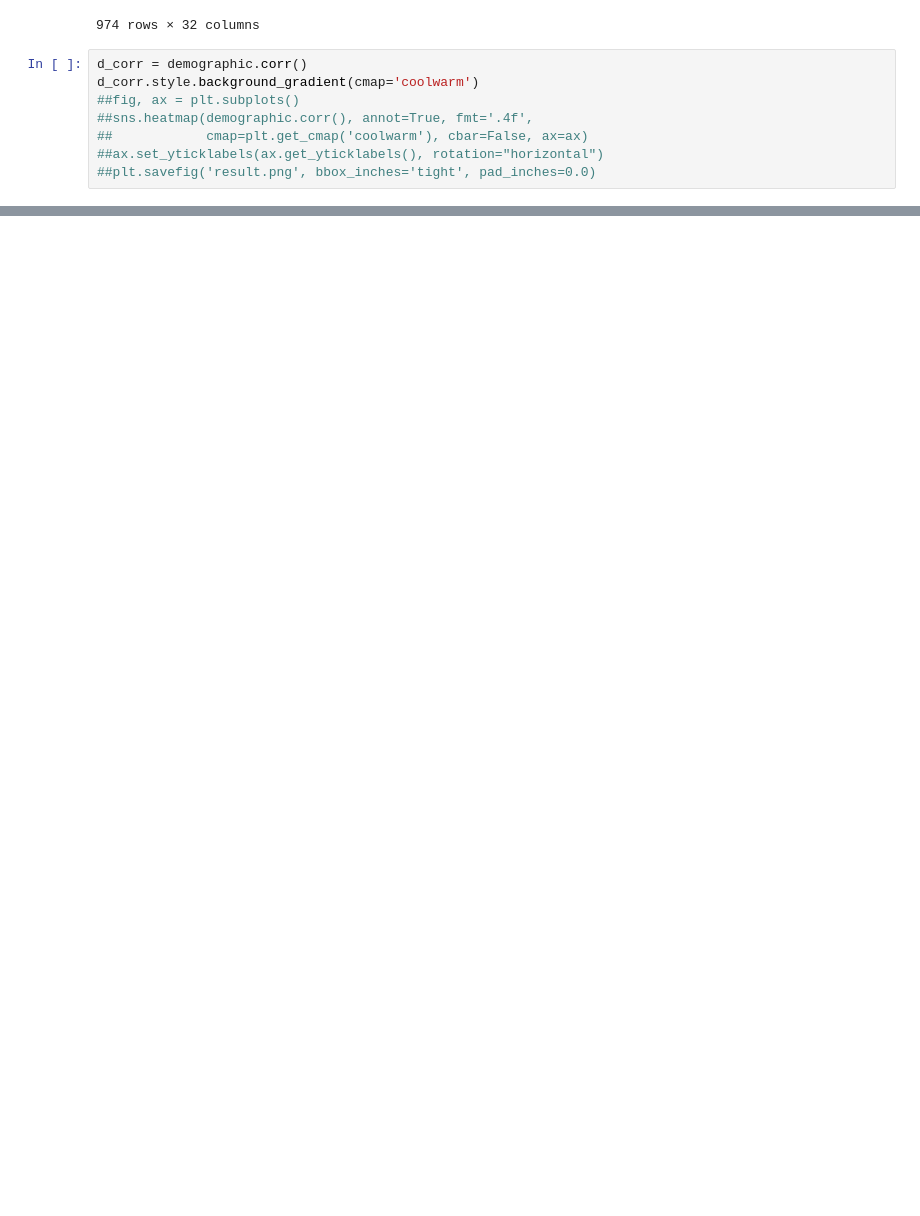
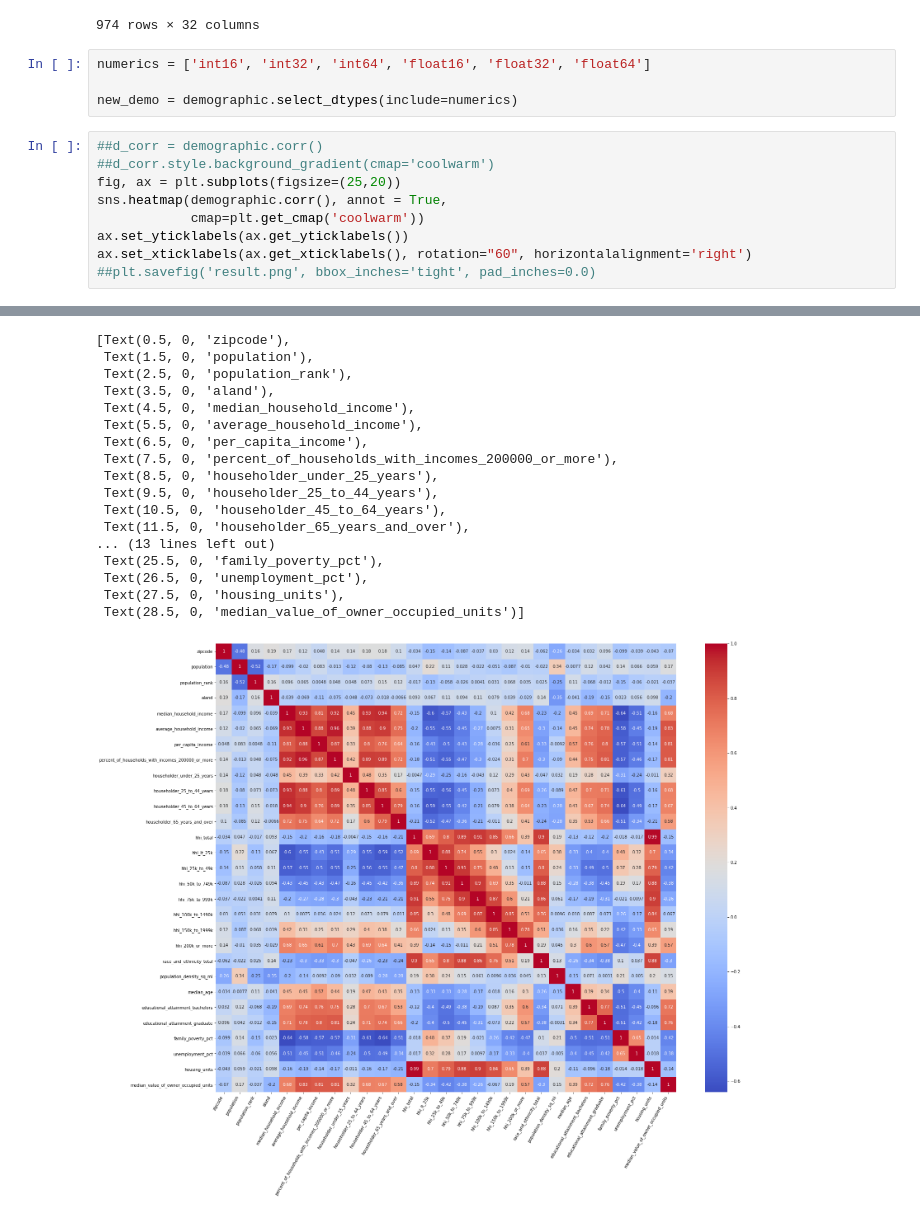
Before and after one commit to sakuraszy/STATS-170A-Group, a Jupyter notebook: presentation_1_data_vis.ipynb, the cells around one changed output, grey strips where cells are left out. Drawn from its saved outputs; the diff is of its cells as text; blank space fills up the shorter version.

```diff
--- a/presentation_1_data_vis.ipynb
+++ b/presentation_1_data_vis.ipynb
@@ -54,12 +59,17 @@ demographic
 | 972 | 90045 | Los Angeles | Los Angeles | 3966936 | 1 | Del Aire; Los Angeles | 27794039 | 104578 | ... |
 | 973 | 90046 | Los Angeles | Los Angeles | 3966936 | 1 | Los Angeles; West Hollywood | 14981233 | 72266 | ... |
 974 rows × 32 columns
+# %%
+numerics = ['int16', 'int32', 'int64', 'float16', 'float32', 'float64']
+
+new_demo = demographic.select_dtypes(include=numerics)
 # %%
-d_corr = demographic.corr()
-d_corr.style.background_gradient(cmap='coolwarm')
-##fig, ax = plt.subplots()
-##sns.heatmap(demographic.corr(), annot=True, fmt='.4f',
-##            cmap=plt.get_cmap('coolwarm'), cbar=False, ax=ax)
-##ax.set_yticklabels(ax.get_yticklabels(), rotation="horizontal")
+##d_corr = demographic.corr()
+##d_corr.style.background_gradient(cmap='coolwarm')
+fig, ax = plt.subplots(figsize=(25,20))
+sns.heatmap(demographic.corr(), annot = True,
+            cmap=plt.get_cmap('coolwarm'))
+ax.set_yticklabels(ax.get_yticklabels())
+ax.set_xticklabels(ax.get_xticklabels(), rotation="60", horizontalalignment='right')
 ##plt.savefig('result.png', bbox_inches='tight', pad_inches=0.0)
 # %% [output]
@@ -82,0 +76,18 @@ d_corr.style.background_gradient(cmap='coolwarm')
+[Text(0.5, 0, 'zipcode'),
+ Text(1.5, 0, 'population'),
+ Text(2.5, 0, 'population_rank'),
+ Text(3.5, 0, 'aland'),
+ Text(4.5, 0, 'median_household_income'),
+ Text(5.5, 0, 'average_household_income'),
+ Text(6.5, 0, 'per_capita_income'),
+ Text(7.5, 0, 'percent_of_households_with_incomes_200000_or_more'),
+ Text(8.5, 0, 'householder_under_25_years'),
+ Text(9.5, 0, 'householder_25_to_44_years'),
+ Text(10.5, 0, 'householder_45_to_64_years'),
+ Text(11.5, 0, 'householder_65_years_and_over'),
+... (13 lines left out)
+ Text(25.5, 0, 'family_poverty_pct'),
+ Text(26.5, 0, 'unemployment_pct'),
+ Text(27.5, 0, 'housing_units'),
+ Text(28.5, 0, 'median_value_of_owner_occupied_units')]
+[figure, added]
```
Also changed, not shown: parts of 6 cells of this notebook.
